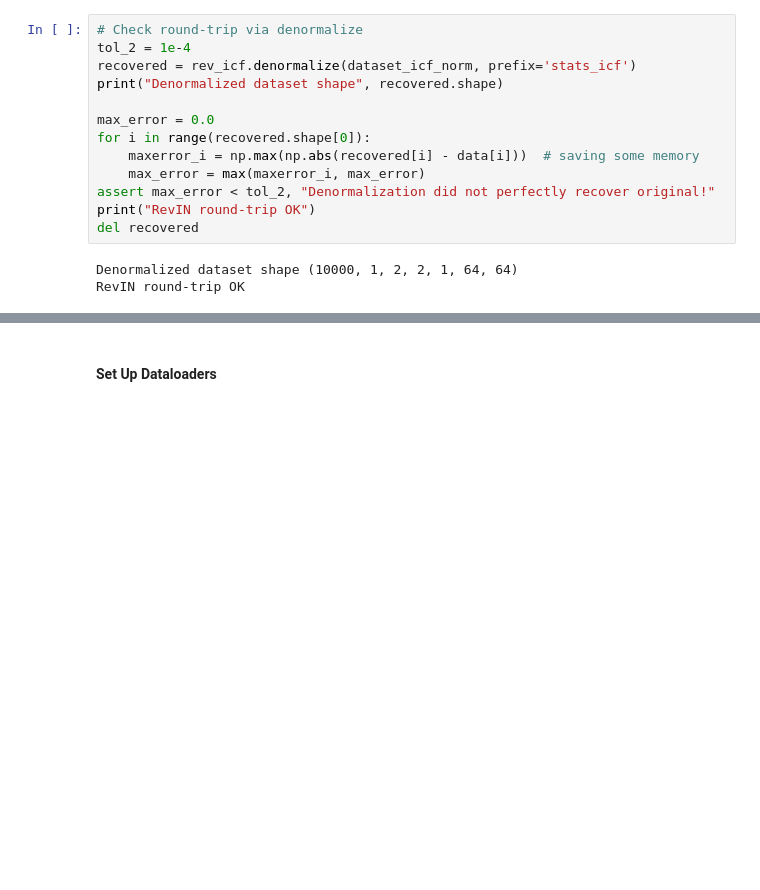
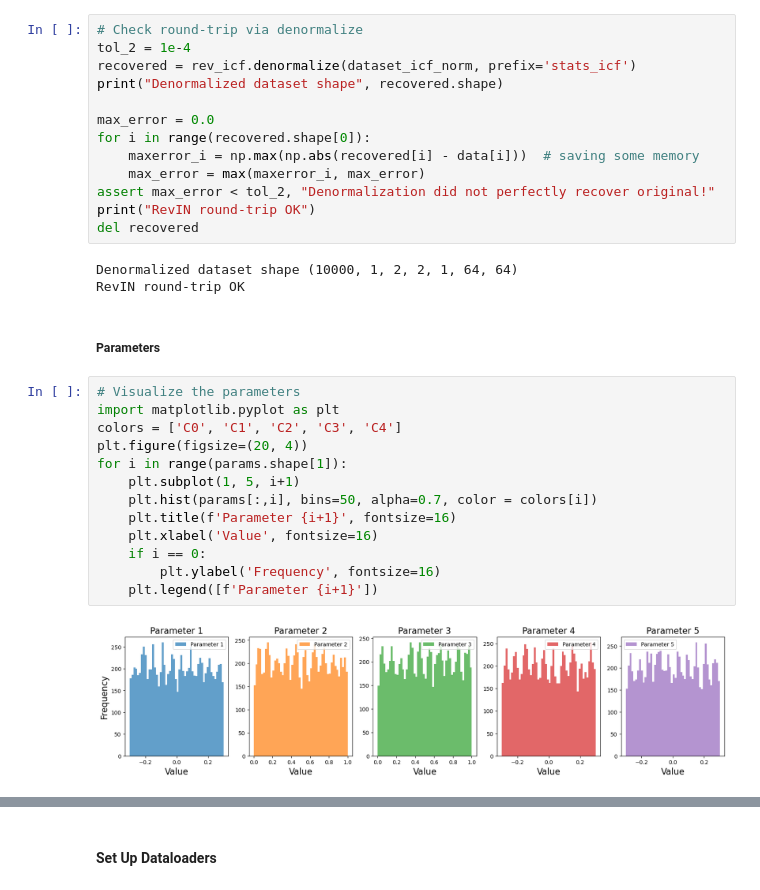
Before and after one commit to lanl/MORPH, a Jupyter notebook: experiments/ft_llnl_jag/icf_data.ipynb, the cells around one changed output, grey strips where cells are left out. Drawn from its saved outputs; the diff is of its cells as text; blank space fills up the shorter version.

Commit message:
ss vs fm: results and visualizations

```diff
--- a/experiments/ft_llnl_jag/icf_data.ipynb
+++ b/experiments/ft_llnl_jag/icf_data.ipynb
@@ -203,3 +209,20 @@ del recovered
 # %% [output]
 Denormalized dataset shape (10000, 1, 2, 2, 1, 64, 64)
 RevIN round-trip OK
+# %% [markdown]
+##### Parameters
+# %%
+# Visualize the parameters
+import matplotlib.pyplot as plt
+colors = ['C0', 'C1', 'C2', 'C3', 'C4']
+plt.figure(figsize=(20, 4))
+for i in range(params.shape[1]):
+    plt.subplot(1, 5, i+1)
+    plt.hist(params[:,i], bins=50, alpha=0.7, color = colors[i])
+    plt.title(f'Parameter {i+1}', fontsize=16)
+    plt.xlabel('Value', fontsize=16)
+    if i == 0:
+        plt.ylabel('Frequency', fontsize=16)
+    plt.legend([f'Parameter {i+1}'])
+# %% [output]
+[figure, added]
```
Also changed, not shown: parts of 32 cells of this notebook.
